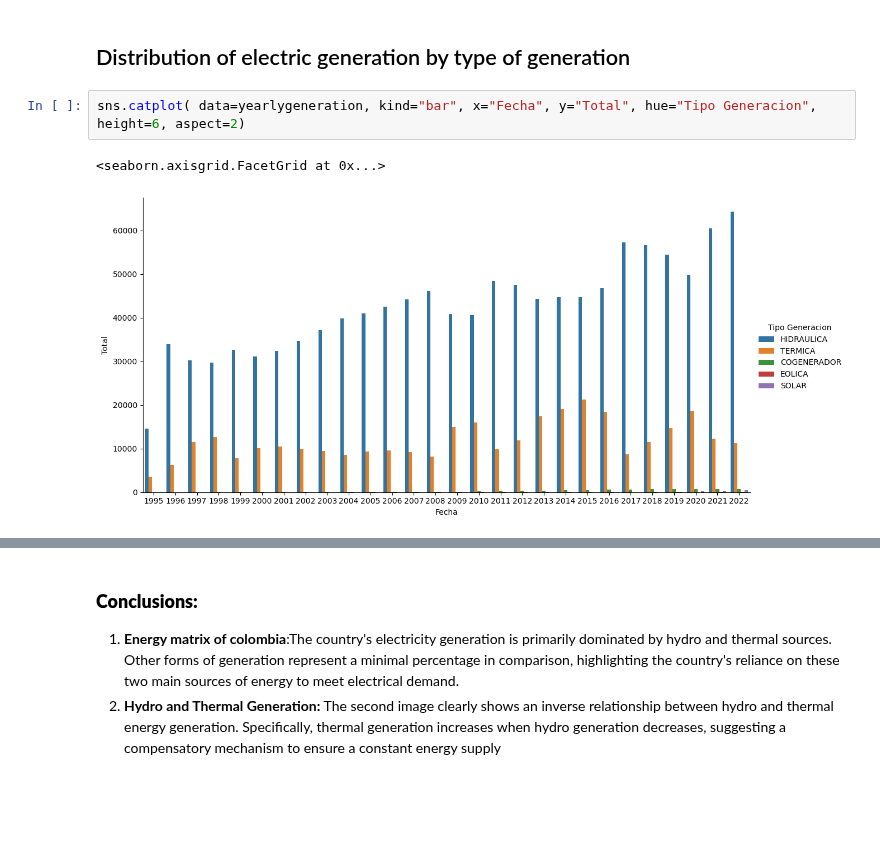
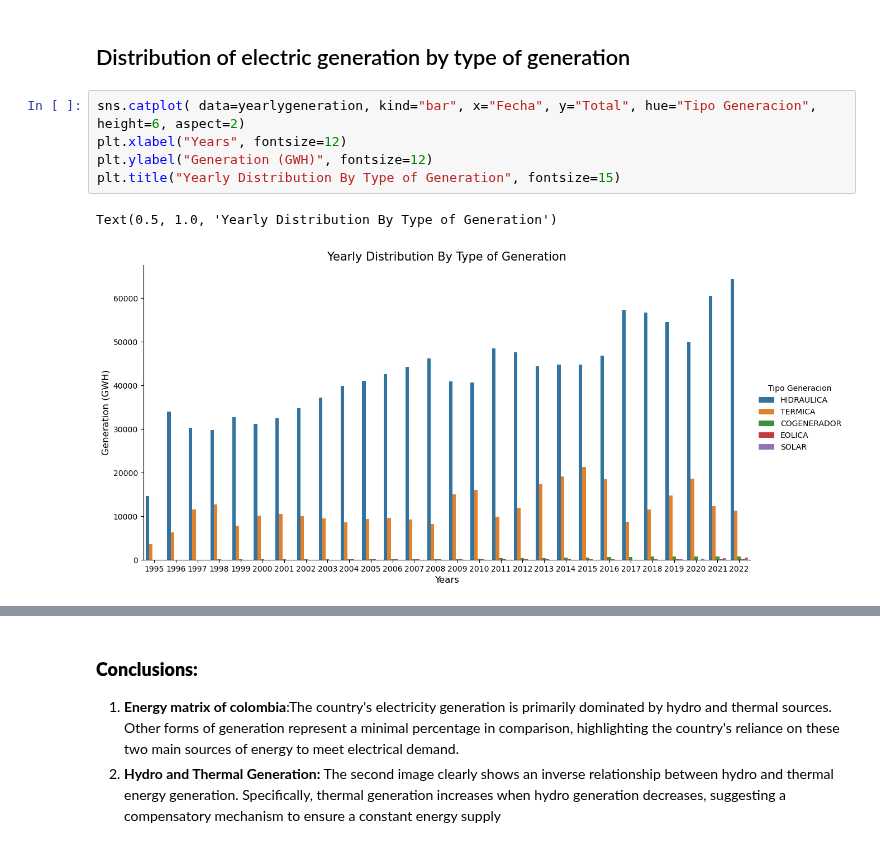
Before and after one commit to Mateoferrnandez/Projects, a Jupyter notebook: Personal Projects/Electrical Grid Data Analysis and Forecasting/notebooks/ElectricGeneration_colombia copy.ipynb, the cells around one changed output, grey strips where cells are left out. Cells and saved outputs as stored; diff of their text form; blank space fills up the shorter version.

```diff
--- a/Personal Projects/Electrical Grid Data Analysis and Forecasting/notebooks/ElectricGeneration_colombia copy.ipynb
+++ b/Personal Projects/Electrical Grid Data Analysis and Forecasting/notebooks/ElectricGeneration_colombia copy.ipynb
@@ -326,7 +356,10 @@ the difference between the predicted value and the true value is: 4.21 %
 ## Distribution of electric generation by type of generation
 # %%
 sns.catplot( data=yearlygeneration, kind="bar", x="Fecha", y="Total", hue="Tipo Generacion", height=6, aspect=2)
+plt.xlabel("Years", fontsize=12)
+plt.ylabel("Generation (GWH)", fontsize=12)
+plt.title("Yearly Distribution By Type of Generation", fontsize=15)
 # %% [output]
-<seaborn.axisgrid.FacetGrid at 0x...>
+Text(0.5, 1.0, 'Yearly Distribution By Type of Generation')
-[figure, old version]
+[figure, new version]
 # %%
```
Also changed, not shown: parts of 10 cells of this notebook.
